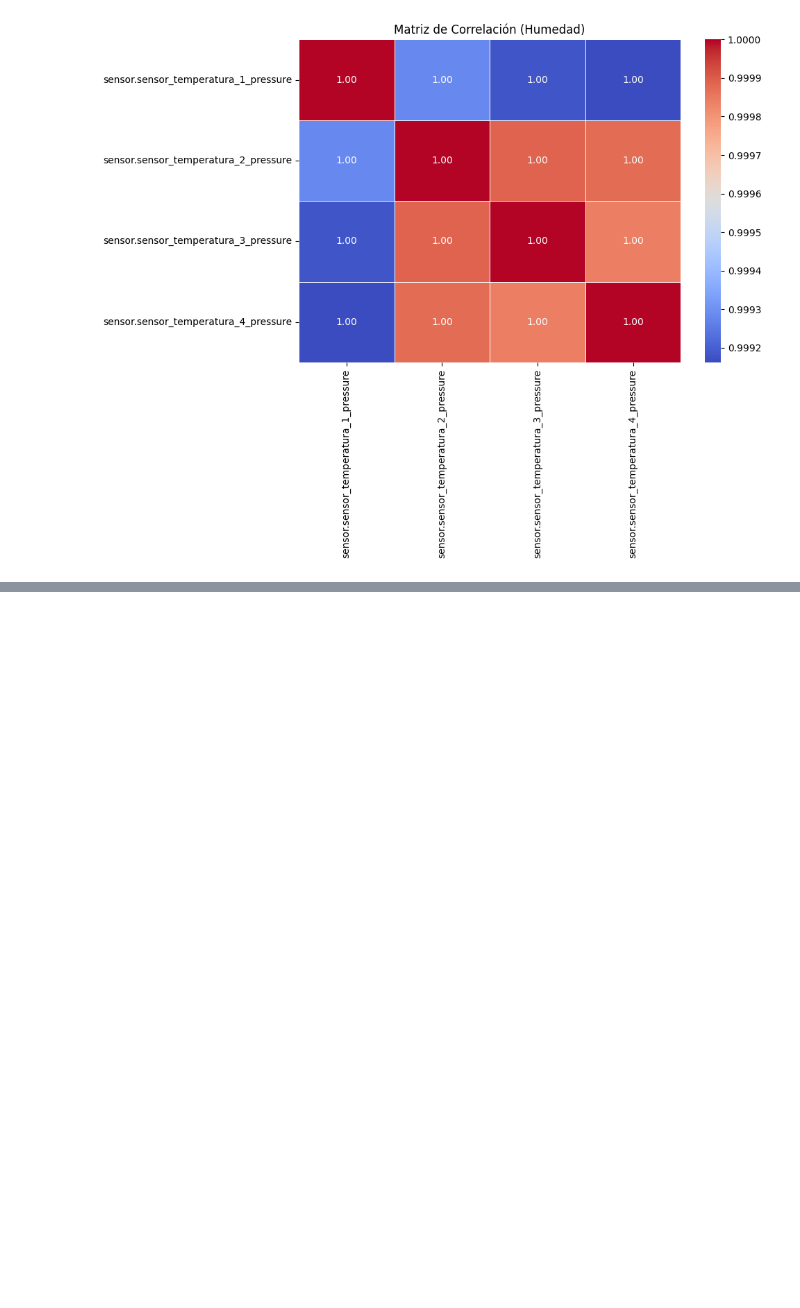
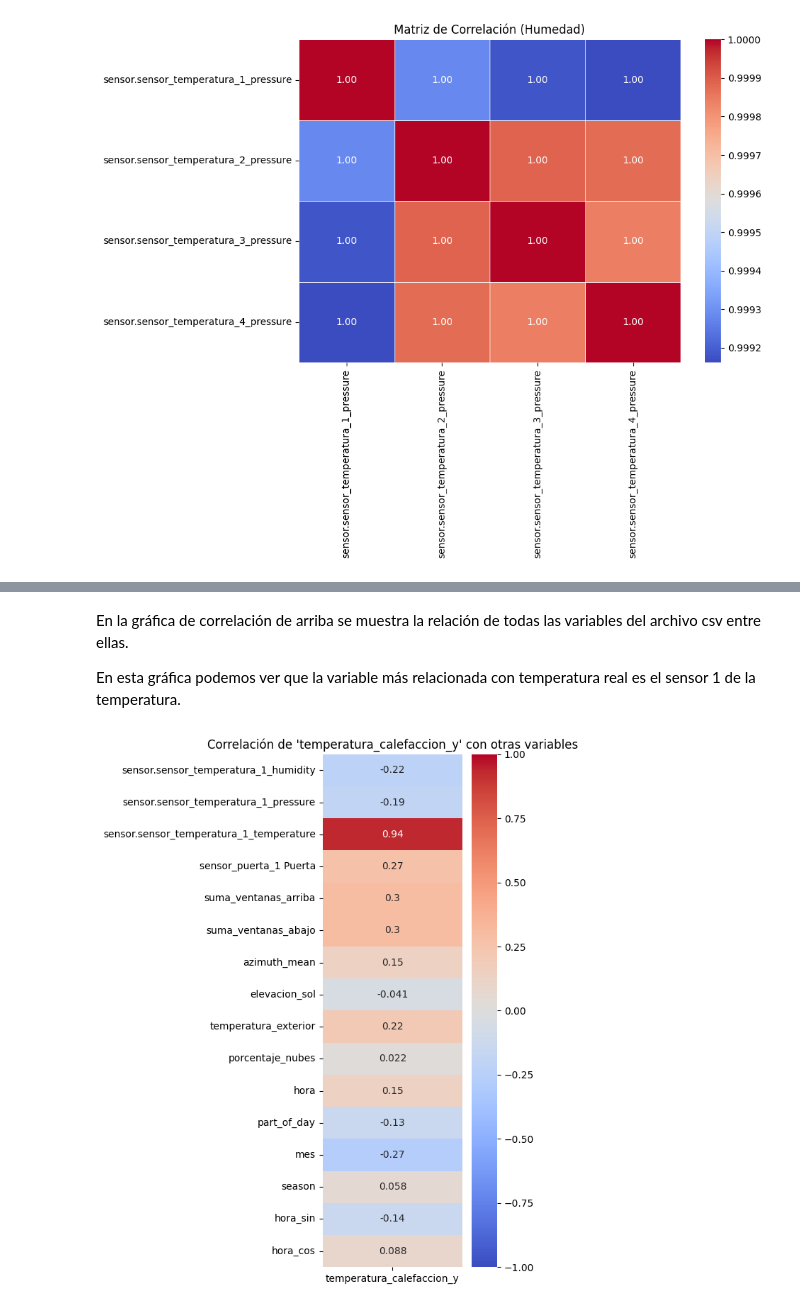
Before and after one commit to JHYouness/Mislata_proyecto, a Jupyter notebook: docs/Gráficas/Gráficas.ipynb, the cells around one changed output, grey strips where cells are left out. Drawn from its saved outputs; the diff is of its cells as text; code cells hidden in the pictures; blank space fills up the shorter version.

```diff
--- a/docs/Gráficas/Gráficas.ipynb
+++ b/docs/Gráficas/Gráficas.ipynb
@@ -210,0 +239,29 @@ plt.show()
+# %% [markdown]
+En la gráfica de correlación de arriba se muestra la relación de todas las variables del archivo csv entre ellas.
+
+En esta gráfica podemos ver que la variable más relacionada con temperatura real es el sensor 1 de la temperatura.
+# %%
+import pandas as pd
+import seaborn as sns
+import matplotlib.pyplot as plt
+
+# Cargar los datos
+df = pd.read_csv('/content/entrenamiento_neuronal_calefaccion_gold.csv')  # o pd.read_excel('tus_datos.xlsx')
+
+# Seleccionar solo columnas numéricas
+df = df.select_dtypes(include='number')
+
+# Variable específica
+variable_objetivo = 'temperatura_calefaccion_y'
+
+# Calcular correlación de esa variable con las demás
+correlaciones = df.corr()[[variable_objetivo]].drop(index=variable_objetivo)
+
+# Crear heatmap (una sola columna)
+plt.figure(figsize=(6, len(correlaciones) * 0.5))
+sns.heatmap(correlaciones, annot=True, cmap='coolwarm', vmin=-1, vmax=1, cbar=True)
+plt.title(f"Correlación de '{variable_objetivo}' con otras variables")
+plt.tight_layout()
+plt.show()
+# %% [output]
+[figure, added]
```
Also changed, not shown: parts of 10 cells of this notebook.
